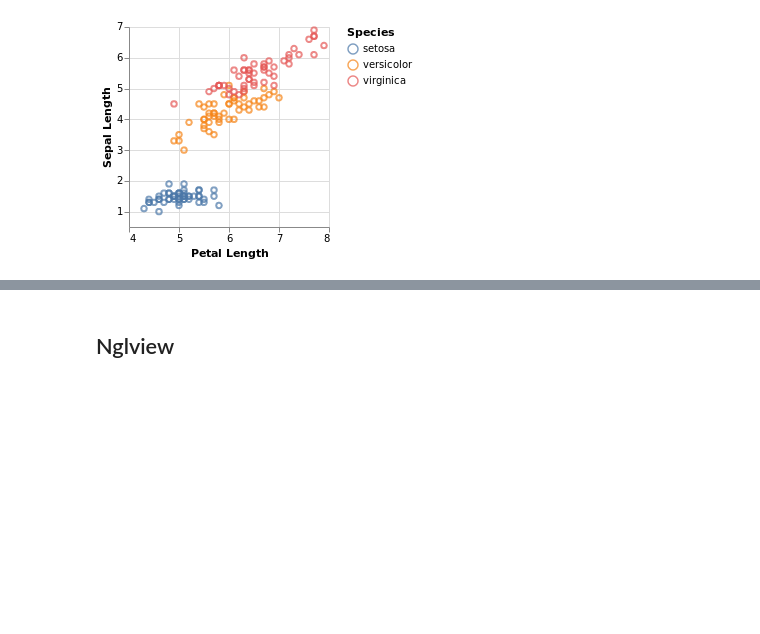
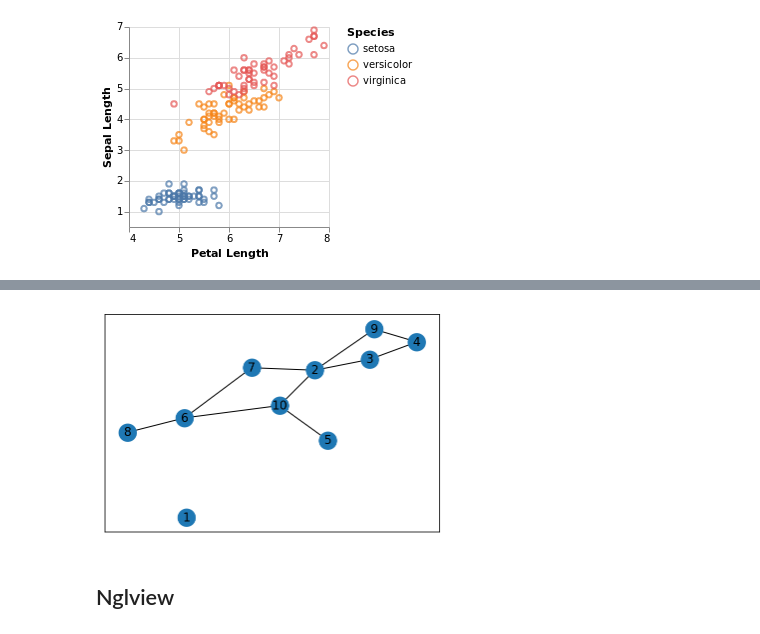
Before and after one commit to samuelmurail/jupyter_training_course, a Jupyter notebook: notebook/04_interactive_data_viz.ipynb, the cells around one changed output, grey strips where cells are left out. Drawn from its saved outputs; the diff is of its cells as text; code cells hidden in the pictures; blank space fills up the shorter version.

Commit message:
Add networkx

```diff
--- a/notebook/04_interactive_data_viz.ipynb
+++ b/notebook/04_interactive_data_viz.ipynb
@@ -191,3 +220,22 @@ VegaLite({
+# %%
+import networkx as nx
+import random
+
+node_num = 10
+trans_g = nx.Graph()
+
+for i in range(node_num):
+    trans_g.add_node(i+1)
+
+for i in range(node_num):
+    for j in range(i, node_num):
+        rand_float = random.random()
+        if random.random() > 0.8:
+            trans_g.add_edge(i+1, j+1, weight=rand_float)
+
+nx.draw_networkx(trans_g)
+# %% [output]
+[figure, added]
 # %% [markdown]
 ## Nglview
 # %%
```
Also changed, not shown: parts of 5 cells of this notebook.
